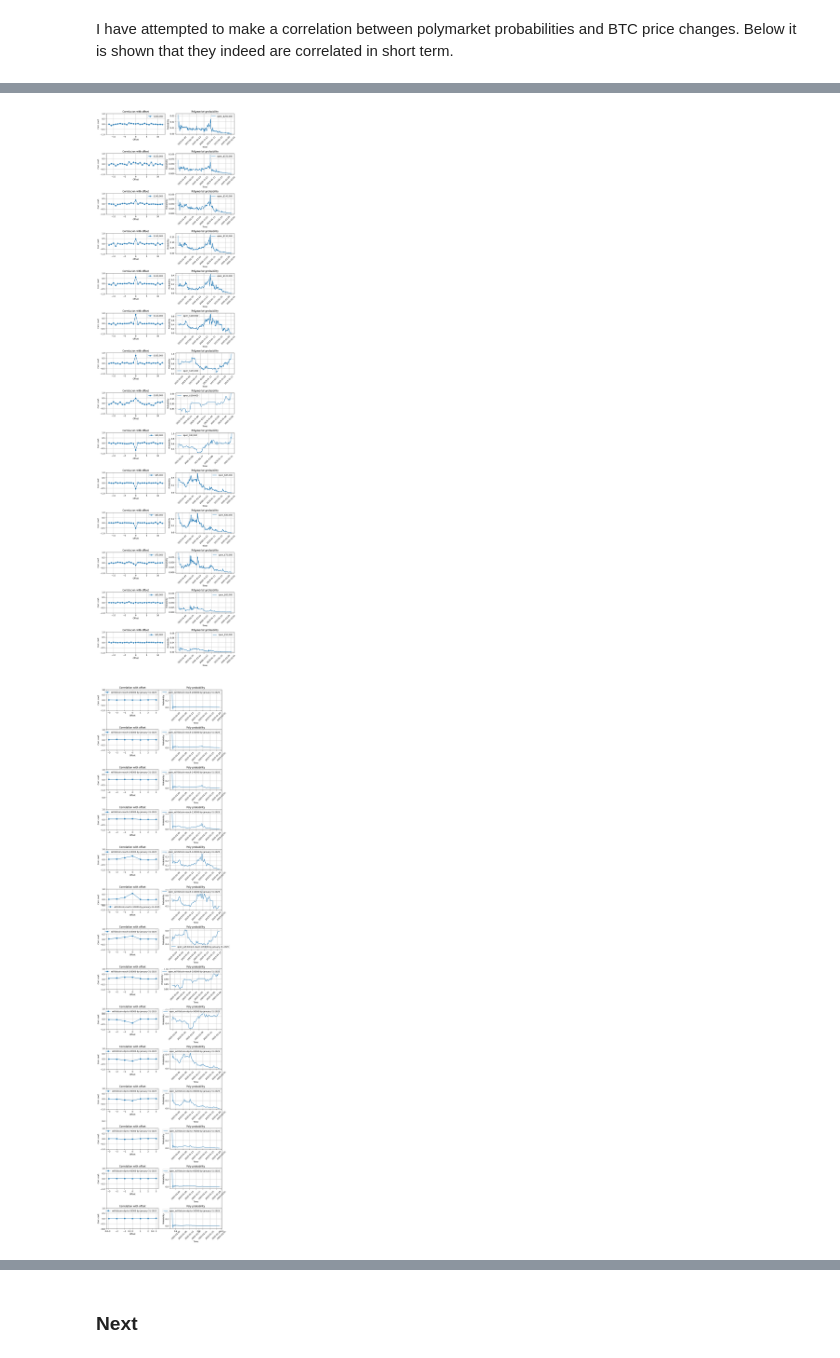
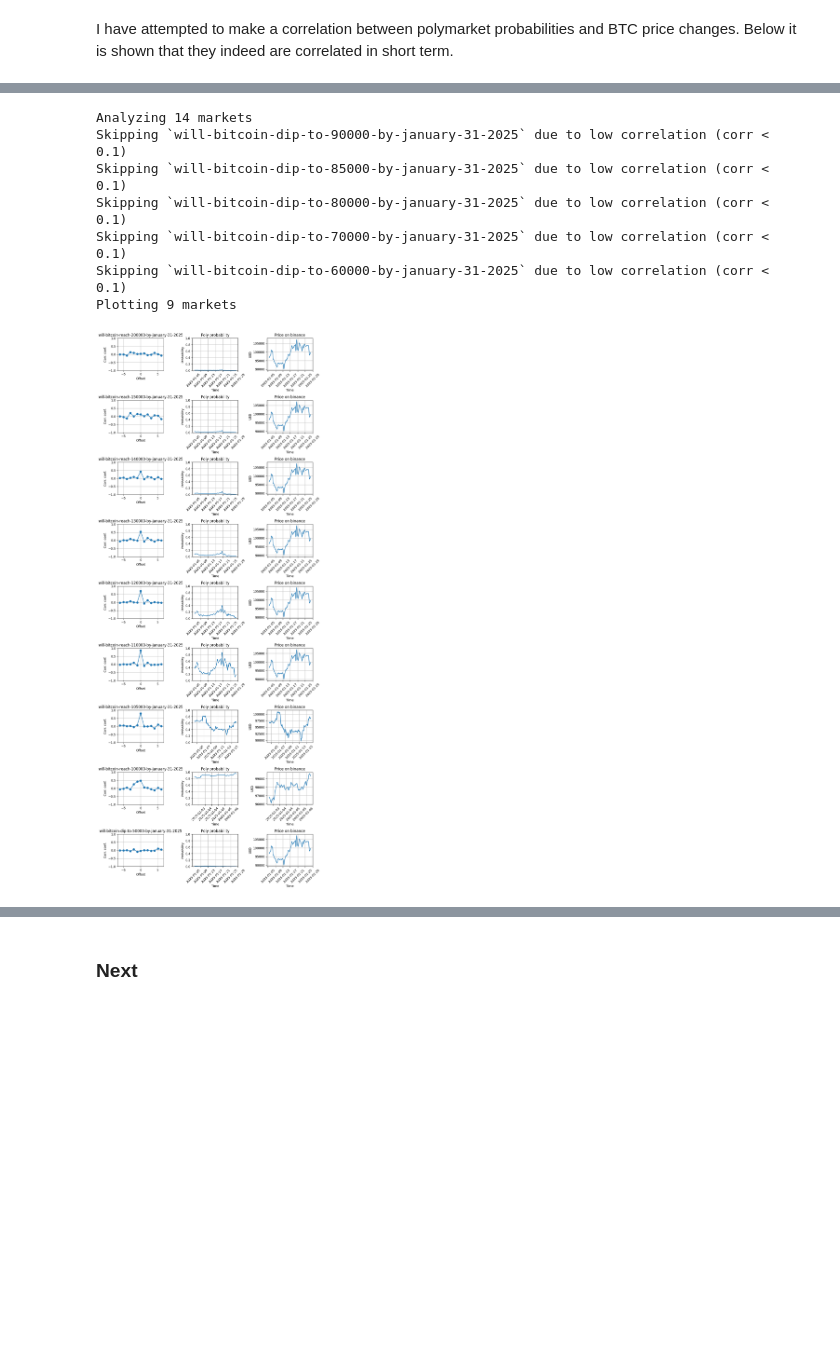
Before and after one commit to DiceNameIsMy/algotrading, a Jupyter notebook: src/main.ipynb, the cells around one changed output, grey strips where cells are left out. Drawn from its saved outputs; the diff is of its cells as text; code cells hidden in the pictures; blank space fills up the shorter version.

Commit message:
Iterate on poll analysis

```diff
--- a/src/main.ipynb
+++ b/src/main.ipynb
@@ -68,12 +68,3 @@ Market confidence in "BTC will hit 80k by March 31"
 ## Short-term correlation of BTC price and polymarket polls
 # %% [markdown]
 I have attempted to make a correlation between polymarket probabilities and BTC price changes. Below it is shown that they indeed are correlated in short term.
-# %%
-import importlib
-import analysis
-import poly_datasets
-
-fidelity = 60 * 24
-market_data = poly_datasets.load_pm_dataset('1_pm_BTC_1d.csv')
-
-analysis.plot_delta_correlation(market_data, fidelity, 3)
@@ -82,5 +70,0 @@ analysis.plot_delta_correlation(market_data, fidelity, 3)
-# %%
-fidelity = 60 * 24
-market_data = poly_datasets.load_pm_dataset('2_pm_BTC_1d.csv')
-
-analysis.plot_delta_correlation(market_data, fidelity, 5)
@@ -90,7 +70,0 @@ Skipping $100,000 due to insufficient data
-# %%
-fidelity = 60
-market_data = poly_datasets.load_pm_dataset('2_pm_BTC_1h.csv')
-
-analysis.plot_delta_correlation(market_data, fidelity, 12)
-# %% [output]
-[figure, removed]
@@ -97,27 +152,36 @@ analysis.plot_delta_correlation(market_data, fidelity, 12)
 # %%
-importlib.reload(analysis)
-
-from datetime import datetime
-import poly_api
-
 # Same markets as in 2_pm_BTC_1(d|h).csv
 market_ids = "0xc2c1038424a37a044781d1915e82ddbea1515d79cdb8966a2bf0a658b178b21c,0x69c7ea583787dee4228468864414f33c84c3ab58c2eaba37ca7a5c0aed4e899e,0xd7fa09afd9c184f94edb6f15f5f98640dc3f5418ffbd520a10ef3f4775414c73,0x78dd44195111f89210b059180792a1fa156d1f211392e76575dc36846e815987,0x7c662197ecf9c6c2441c1cb57e8c8a761a5782eeb0c219dc14daf3f165d188a1,0x0f3131c874579825ecdbbda8c7aeed071aa908d7c993792c393285900e68906f,0x44c5b4d851e8c06698c13b54e8ba33e37637e13bdb3f375ce0b6727b2aa06b48,0x0bdabf234110590a6475e88f386ec7512f0f0d8038989e39259f0eb995650594,0xcdab757d22e9ca242163475ed1426e6a8d2c9a579b39198f7cec223024ee2e89,0x8d29692749f246da11fb329a2ecaf95d08cc6c97d3f8ebe0c052d1ce42057595,0xda728da52dda8a465dd49a1e9a6daa000b2116bd799b18ec383c68e68c693bda,0x263c7f77dc9cc2a68ce238794051b4801ae0d0aa0b1242a54726a8860a1809e8,0xd100eaa5eb47d06b9f3f4ff37ad34c1e588b3f322cd8d7d408c379a2ce3ea03e,0x906a2b90f30c62e09dce56fababafafbc4338cb8dac94ac6c3038327d0447180".split(
     ","
 )
 
 # Load data with 3 minutes interval between samples
-fidelity = 3
+fidelity = 60
 ts_options = poly_api.TSOptions(
     fidelity,
-    (datetime.fromisoformat("2025-01-02 19:00"), datetime.fromisoformat("2025-01-30 23:00")),
+    (
+        datetime.fromisoformat("2025-01-02 19:00"),  # Market start date
+        datetime.fromisoformat("2025-01-30 23:00"),  # Market end date
+    ),
 )
-market_data = poly_api.load_markets_data(market_ids, ts_options)
+corr_offset_amplitude = 6
+raw_markets = poly_api.load_markets_data(market_ids, ts_options)
+processed_markets = poly_datasets.process_pm_df(raw_markets)
 
-processed_market_data = poly_datasets.process_pm_df(market_data)
 
-# Load corresponding BTC data from binance & plot it
-analysis.plot_delta_correlation(
-    processed_market_data, fidelity, 3
+analyze_poly_markets(
+    processed_markets,
+    fidelity,
+    corr_offset_amplitude,
+    strip_percent=10,
+    max_corr_threshold=0.1,
 )
 # %% [output]
+Analyzing 14 markets
+Skipping `will-bitcoin-dip-to-90000-by-january-31-2025` due to low correlation (corr < 0.1)
+Skipping `will-bitcoin-dip-to-85000-by-january-31-2025` due to low correlation (corr < 0.1)
+Skipping `will-bitcoin-dip-to-80000-by-january-31-2025` due to low correlation (corr < 0.1)
+Skipping `will-bitcoin-dip-to-70000-by-january-31-2025` due to low correlation (corr < 0.1)
+Skipping `will-bitcoin-dip-to-60000-by-january-31-2025` due to low correlation (corr < 0.1)
+Plotting 9 markets
-[figure, old version]
+[figure, new version]
```
Also changed, not shown: parts of 11 cells of this notebook, 3 other files.
